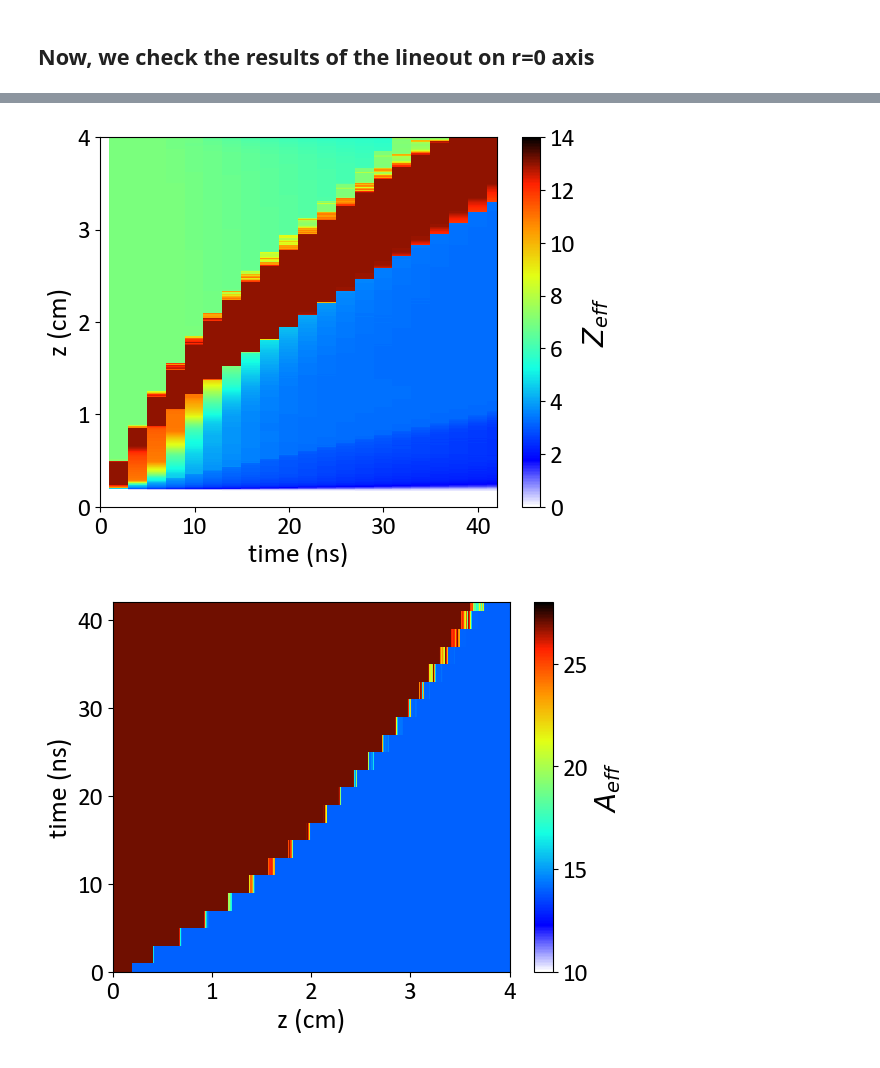
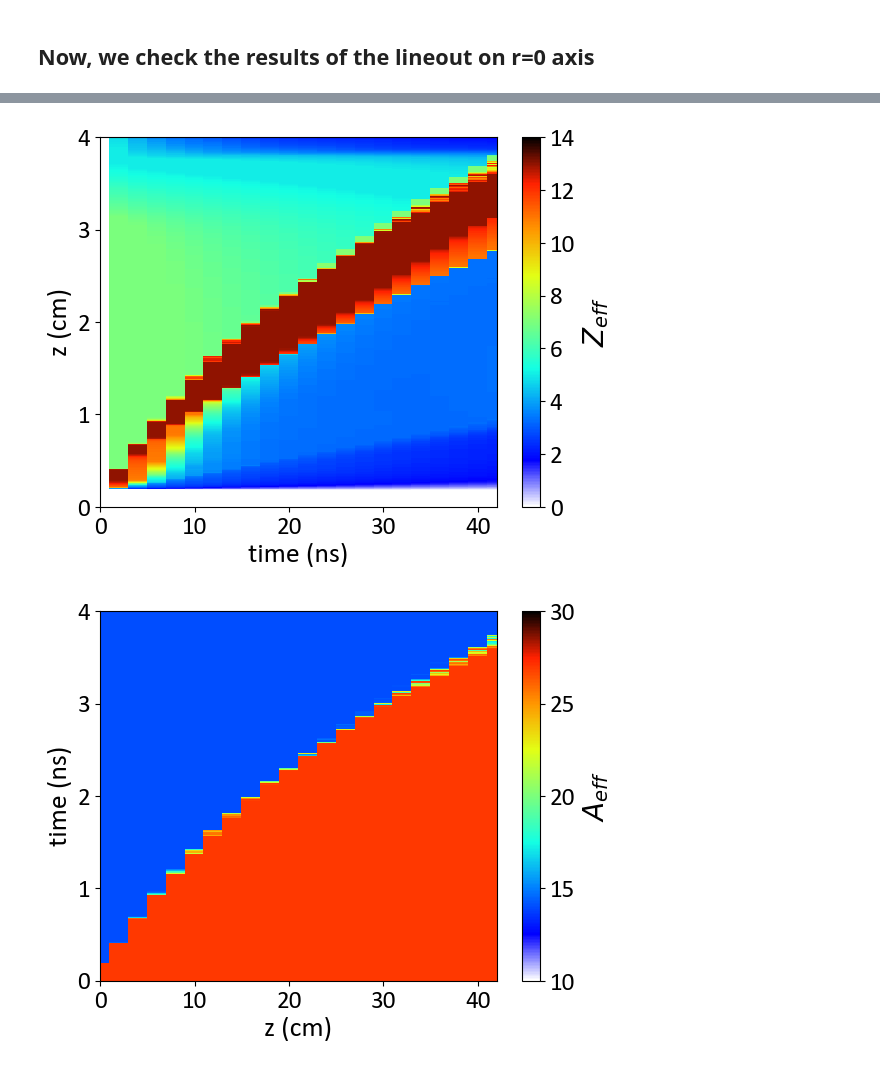
Before and after one commit to weipengyao/scripts, a Jupyter notebook: Gekko_2024.ipynb, the cells around one changed output, grey strips where cells are left out. Drawn from its saved outputs; the diff is of its cells as text; code cells hidden in the pictures.

```diff
--- a/Gekko_2024.ipynb
+++ b/Gekko_2024.ipynb
@@ -175,5 +173,5 @@ plt.semilogy(zz,ne_sumz[::-1])
 # %%
-num_time = 24
+num_time = 22
 
 ne_time_sumz = np.zeros((num_time,ne_sumz.shape[0]))
 ni_time_sumz = np.zeros((num_time,ne_sumz.shape[0]))
@@ -357,7 +351,7 @@ plt.savefig('/Users/yao/Desktop/Ae_time_sumz.png', dpi=600, bbox_inches='tight')
 # %% [markdown]
 ## Now, we check the results of the lineout on r=0 axis
 # %%
-num_time = 24
+num_time = 22
 
 ne_time_slicez = np.zeros((num_time,ne_sumz.shape[0]))
 ni_time_slicez = np.zeros((num_time,ne_sumz.shape[0]))
@@ -435,6 +429,6 @@ plt.savefig('/Users/yao/Desktop/ne_time_slicez.png', dpi=600, bbox_inches='tight
 # %%
 zz = np.linspace(0, 4, ne_time_slicez.shape[1]) # in z axis, 4 cm
-time = np.linspace(0, 46, num_time) # here we have 42 ns in the 21st time step
+time = np.linspace(0, (num_time-1)*2, (num_time)) # here we have 42 ns in the 21st time step
 
 plt.pcolor(time,zz,np.log10(ni_time_slicez[:,::-1].T),
            cmap=newcmap,
@@ -446,7 +440,7 @@ plt.pcolor(time,zz,np.log10(ni_time_slicez[:,::-1].T),
 plt.ylabel('z (cm)')
 plt.xlabel('time (ns)')
 plt.ylim(0, 4)
-plt.xlim(1, 46)
+plt.xlim(2, (num_time-1)*2)
 plt.colorbar(label=r'$\log_{10} n_i\  (cm^{-3})$',)
 plt.savefig('/Users/yao/Desktop/ni_time_slicez.png', dpi=600, bbox_inches='tight')
 # %% [output]
@@ -504,27 +497,27 @@ plt.pcolor(time,zz,(Ze_time_slicez[:,::-1].T),
 plt.ylabel('z (cm)')
 plt.xlabel('time (ns)')
 plt.ylim(0, 4)
-plt.xlim(0, 42)
+plt.xlim(0, (num_time-1)*2)
 plt.colorbar(label=r'$Z_{eff}$',)
 plt.savefig('/Users/yao/Desktop/Ze_time_slicez.png', dpi=600, bbox_inches='tight')
 # %% [output]
-[figure, old version]
+[figure, new version]
 # %%
-zz = np.linspace(0, 4, ne_time_sumz.shape[1]) # in z axis, 4 cm
-time = np.linspace(0, 42, num_time) # here we have 42 ns in the 21st time step
+# zz = np.linspace(0, 4, ne_time_sumz.shape[1]) # in z axis, 4 cm
+# time = np.linspace(0, 42, num_time) # here we have 42 ns in the 21st time step
 
-plt.pcolor(zz,time,(Ae_time_slicez[:,::-1]),
+plt.pcolor(time,zz,(Ae_time_slicez[:,::-1].T),
            cmap=newcmap,
-           vmin=10,vmax=28,
+           vmin=10,vmax=30,
         #    interpolation=interpolation,
         #    aspect='auto',
         #    extent=[0, 4, 0, 42],
            )
 plt.xlabel('z (cm)')
 plt.ylabel('time (ns)')
 plt.xlim(0, 4)
-plt.ylim(0, 42)
+plt.xlim(0, (num_time-1)*2)
 plt.colorbar(label=r'$A_{eff}$',)
 plt.savefig('/Users/yao/Desktop/Ae_time_slicez.png', dpi=600, bbox_inches='tight')
 # %% [output]
-[figure, old version]
+[figure, new version]
```
Also changed, not shown: parts of 19 cells of this notebook, 3 other files.
